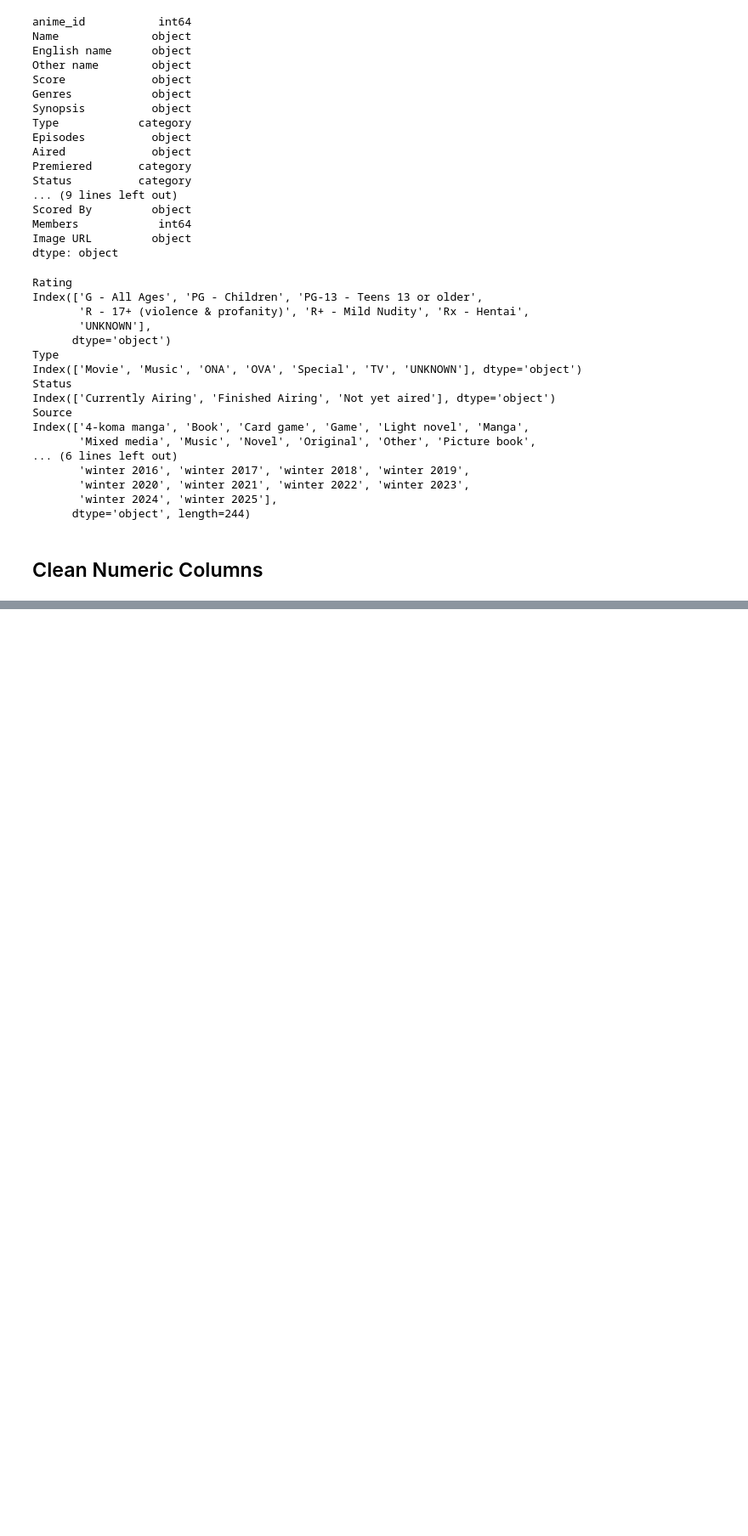
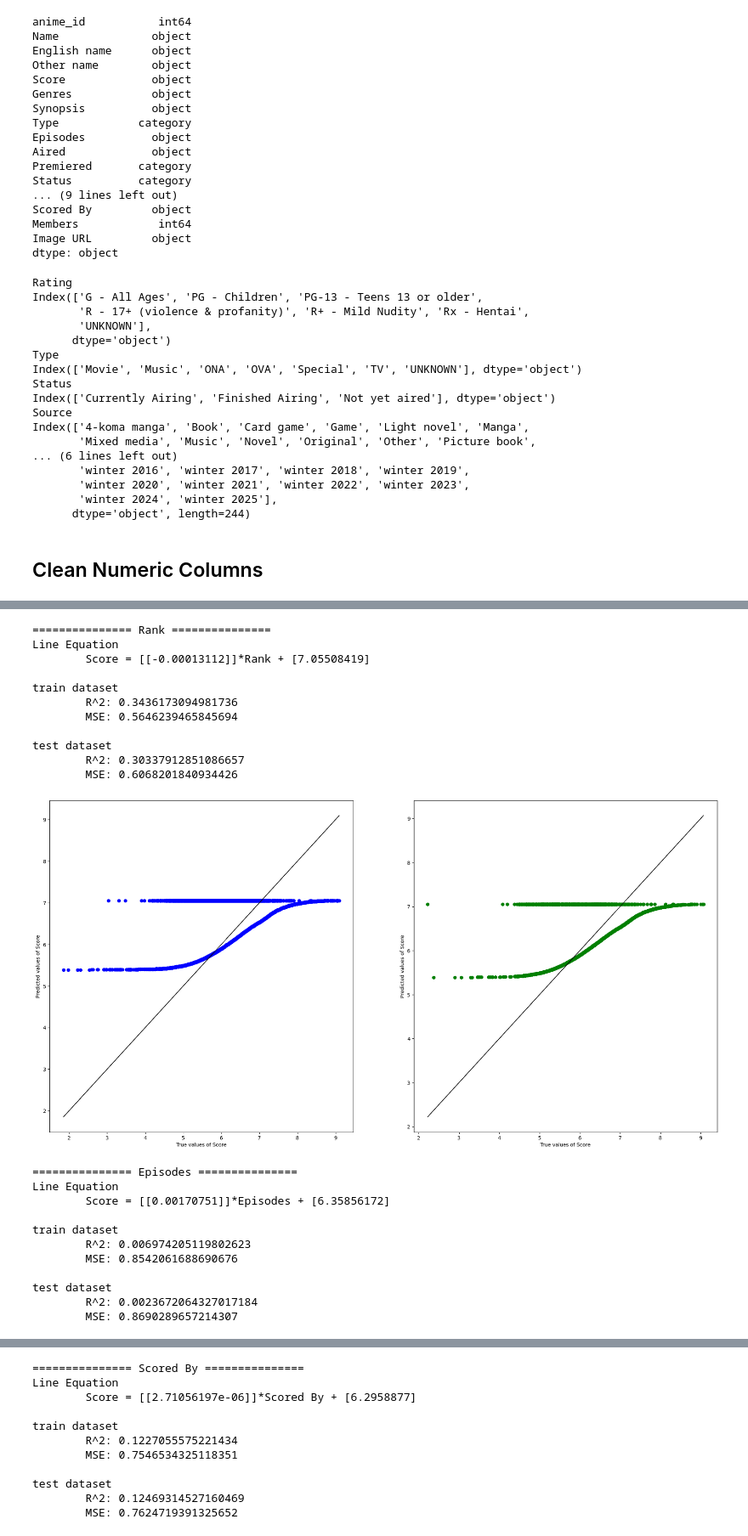
Before and after one commit to GabrielLim01/SC1015-Anime-Analysis, a Jupyter notebook: mal.ipynb, the cells around one changed output, grey strips where cells are left out. Shown at 85% size. Saved outputs shown, nothing was run; the diff lists cells and outputs as text; code cells hidden in the pictures; blank space fills up the shorter version.

Commit message:
linear regression included :)

```diff
--- a/mal.ipynb
+++ b/mal.ipynb
@@ -6,7 +8,8 @@ import seaborn as sb
 # %%
 # set categorical types
 category_cols = ['Rating','Type','Status','Source','Premiered']
-number_cols = ['Score','Rank','Episodes','Scored By']
+int_cols = ['Rank','Episodes','Scored By','Popularity','Favorites','Members']
+float_cols = ['Score']
 
 types = dict([(i,'category') for i in category_cols])
 
@@ -89,0 +87,6 @@ df.head()
+# %%
+# we drop the rows that have no score
+df = df[df['Score'] > 0]
+print(len(df.index))
+
+df.head()
@@ -89,0 +104,24 @@ df.head()
+# %%
+# calculate number of datapoints for train set
+def split_dataset(df:object, train_set_ratio:float):
+    """splits a dataset, with the size of train_set being determined by train_set_ratio
+    @param df: The dataframe to split
+    @param train_set_ratio: Float between 0 and 1 to determine the ratio of the df to be the train_set
+    @returns train_set: The train set
+    @returns test_set: The test set"""
+
+    # shuffle the data so we don't just take the first 20% as test set.
+    df = df.sample(frac=1).reset_index(drop=True)
+
+    # calculate the splits
+    entry_count = len(df.index)
+    train_count = (int)(entry_count*train_set_ratio)
+
+    # split
+    train_set = df[:train_count]
+    test_set = df[train_count:]
+
+    print(f'total: {entry_count}\ntrain: {train_set.shape}\ntest: {test_set.shape}')
+    return train_set, test_set
+
+train_set, test_set = split_dataset(df,0.8)
@@ -89,0 +190,36 @@ df.head()
+# %%
+regs = dict([(y , {}) for y in int_cols])
+for y in int_cols:
+    regs[y]['r2'], regs[y]['mse'] = linear_regression('Score',y,train_set=train_set, test_set=test_set)
+
+for name, res in regs.items():
+    print(f"{name} regression")
+    for i in range(len(res['r2'])):
+        print(f"""{i} dataset
+        R^2: {res['r2'][i]}
+        MSE: {res['mse'][i]}
+        """)
+# %% [output]
+=============== Rank ===============
+Line Equation
+        Score = [[-0.00013112]]*Rank + [7.05508419]
+
+train dataset
+        R^2: 0.3436173094981736
+        MSE: 0.5646239465845694
+
+test dataset
+        R^2: 0.30337912851086657
+        MSE: 0.6068201840934426
+[figure, added]
+=============== Episodes ===============
+Line Equation
+        Score = [[0.00170751]]*Episodes + [6.35856172]
+
+train dataset
+        R^2: 0.006974205119802623
+        MSE: 0.8542061688690676
+
+test dataset
+        R^2: 0.0023672064327017184
+        MSE: 0.8690289657214307
@@ -89,0 +227,11 @@ df.head()
+=============== Scored By ===============
+Line Equation
+        Score = [[2.71056197e-06]]*Scored By + [6.2958877]
+
+train dataset
+        R^2: 0.1227055575221434
+        MSE: 0.7546534325118351
+
+test dataset
+        R^2: 0.12469314527160469
+        MSE: 0.7624719391325652
```
Also changed, not shown: parts of 10 cells of this notebook.
